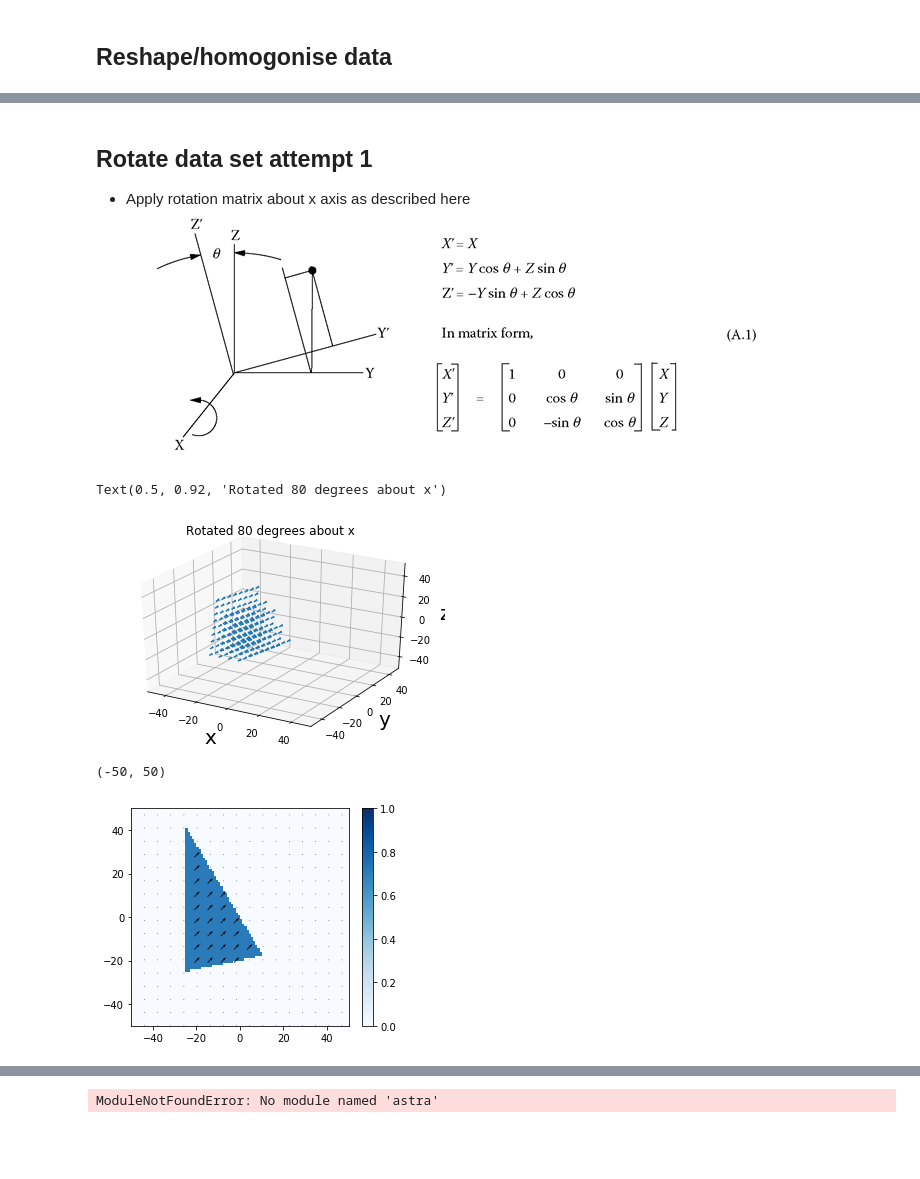
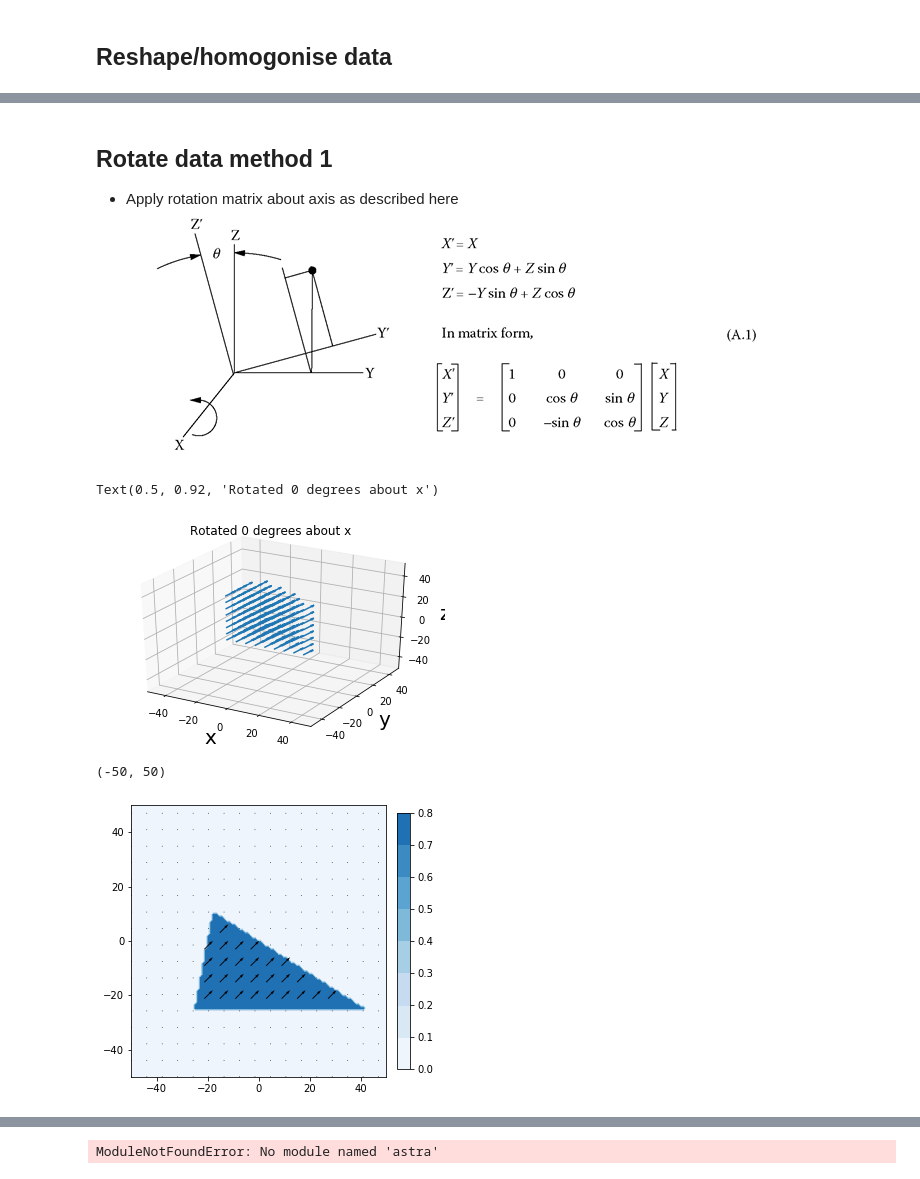
Before and after one commit to grlewis333/phd-work, a Jupyter notebook: holo-sim.ipynb, the cells around one changed output, grey strips where cells are left out. Saved outputs shown, nothing was run; the diff lists cells and outputs as text; code cells hidden in the pictures; blank space fills up the shorter version.

Commit message:
Cleaned up code and got non-proj rot working better...

```diff
--- a/holo-sim.ipynb
+++ b/holo-sim.ipynb
@@ -333,28 +145,0 @@ ave_m_z = Mzz.mean(axis=2).T
-# %%
-%matplotlib inline
-m1, c1 = 5, 100
-m2, c2 = 0, -25
-m3, c3 = -0.6, 0
-
-x = np.linspace(-50,50,n)
-y = np.linspace(-50,50,n)
-y1 = m1*x + c1
-y2 = m2*x + c2
-y3 = m3*x + c3
-
-plt.plot(x,y1)
-plt.plot(x,y2)
-plt.plot(x,y3)
-
-points = []
-for xx in x:
-    for yy in y:
-        if yy < (m1*xx+c1) and yy > (m2*xx + c2) and yy < (m3*xx + c3):
-            points.append([xx,yy])
-# if y < (m1*x+c1):
-#     print(yay)
-
-points = np.array(points)
-plt.scatter(points[:,0],points[:,1])
-#points[:][:][0]
-plt.ylim([-50,50])
@@ -375,7 +166,7 @@ y_len = len(yuni)
 z_len = len(zuni)
 
 # Generate mesh
-X, Y, Z = np.meshgrid(xuni, yuni, zuni)
+X, Y, Z = np.meshgrid(xuni, yuni, zuni, indexing='ij')
 
 x_proj = np.average(X,axis=2)
 y_proj = np.average(Y,axis=2)
@@ -416,6 +208,6 @@ plt.contour(x_proj,y_proj,ave_m_x)
 # %% [markdown]
-## Rotate data set attempt 1
-- Apply rotation matrix about x axis as described here
+## Rotate data method 1
+- Apply rotation matrix about axis as described here
 ![image.png](attachment:image.png)
 # %%
 # Choose angle
@@ -464,10 +297,11 @@ def rotation3d(X,Y,Z,MX,MY,MZ, angle):
     MXr,MYr,MZr = mxrs.reshape(n,n,n),myrs.reshape(n,n,n),mzrs.reshape(n,n,n)
     return Xr,Yr,Zr,MXr,MYr,MZr
 # %%
-angle = 30
-Xr,Yr,Zr,MXr,MYr,MZr = rotation3d(X,Y,Z,MX,MY,MZ, angle)
+angle = 0.1
+Xr,Yr,Zr,MXr,MYr,MZr = rotation3d(X,Y,Z,MX,MY,MZ, angle,'x')
 # %%
-%matplotlib qt
+# 3D plot rotated data
+%matplotlib qt5
 fig = plt.figure()
 ax = fig.gca(projection='3d')
 s = 6
@@ -480,44 +314,49 @@ else:
     a, b, c, f, g, h = X, Y, Z, MX, MY, MZ
 
 ax.quiver(a[::s,::s,::s], b[::s,::s,::s], c[::s,::s,::s], f[::s,::s,::s], g[::s,::s,::s], h[::s,::s,::s],length = size)
-plt.xlim([-50,50])
-plt.ylim([-50,50])
+ax.set_xlim([-50,50])
+ax.set_ylim([-50,50])
 ax.set_zlim3d([-50,50])
-plt.xlabel('x', fontsize=20)
-plt.ylabel('y', fontsize=20)
+ax.set_xlabel('x', fontsize=20)
+ax.set_ylabel('y', fontsize=20)
 ax.set_zlabel('z', fontsize=20)
-plt.title('Rotated %i degrees about x' % angle)
+ax.set_title('Rotated %i degrees about x' % angle)
 # %% [output]
-Text(0.5, 0.92, 'Rotated 80 degrees about x')
+Text(0.5, 0.92, 'Rotated 0 degrees about x')
-[figure, old version]
+[figure, new version]
 # %%
 rot_switch=False
 if rot_switch == True:
     a, b, c, f, g, h = Xr, Yr, Zr, MXr, MYr, MZr
 #     mx_proj = np.flipud(np.mean(f,axis=0))
 #     my_proj = np.flipud(np.mean(g,axis=0))
 #     x_proj = np.mean(a,axis=0).T
 #     y_proj = np.flipud(np.mean(b,axis=0).T)
 else:
     a, b, c, f, g, h = X, Y, Z, MX, MY, MZ
     mx_proj = np.mean(f,axis=2)
     my_proj = np.mean(g,axis=2)
     x_proj = np.mean(a,axis=2)
     y_proj = np.mean(b,axis=2)
 
 mx_proj = np.mean(f,axis=2)
 my_proj = np.mean(g,axis=2)
 x_proj = np.mean(a,axis=2)
 y_proj = np.mean(b,axis=2)
 
 
+
 s=6
 %matplotlib inline
-fig = plt.figure()
-plt.quiver(x_proj[::s,::s], y_proj[::s,::s], mx_proj[::s,::s], my_proj[::s,::s], scale=20, pivot='mid')
-pos = plt.imshow(np.hypot(mx_proj,my_proj),extent=[-50,50, -50,50],cmap='Blues',origin='lower', vmin=0, vmax=1)
+fig = plt.figure(figsize=(5,5))
+pos = plt.contourf(x_proj,y_proj,np.hypot(mx_proj,my_proj),cmap='Blues',extent=[-50,50,-50,50], vmin=0, vmax=1)
+plt.quiver(x_proj[::s,::s], y_proj[::s,::s], mx_proj[::s,::s], my_proj[::s,::s], scale=15, pivot='mid')
+#pos = plt.imshow(np.hypot(mx_proj,my_proj),extent=extent,cmap='Blues',origin='lower', vmin=0, vmax=1)
+#plt.scatter(x_proj,y_proj,np.hypot(mx_proj,my_proj), vmin=0, vmax=1)
+
 clb = fig.colorbar(pos,fraction=0.046, pad=0.04)
 plt.ylim([-50,50])
+plt.xlim([-50,50])
 # %% [output]
 (-50, 50)
-[figure, old version]
+[figure, new version]
```
Also changed, not shown: parts of 29 cells of this notebook, 1 other file.
